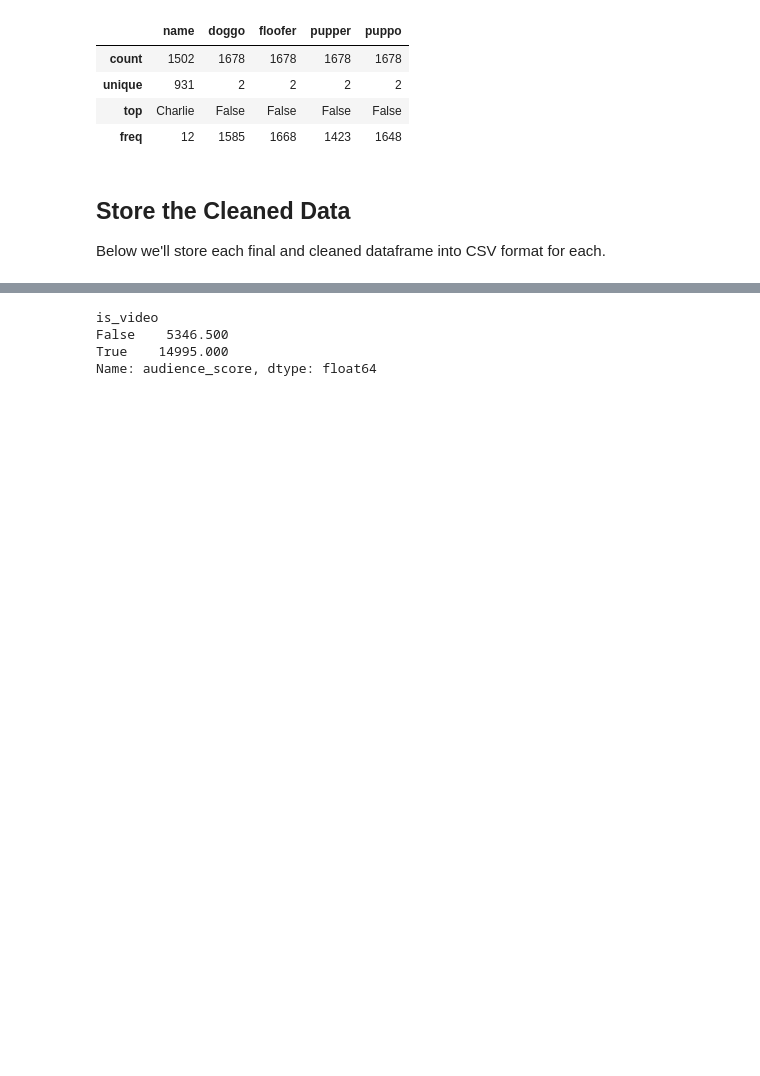
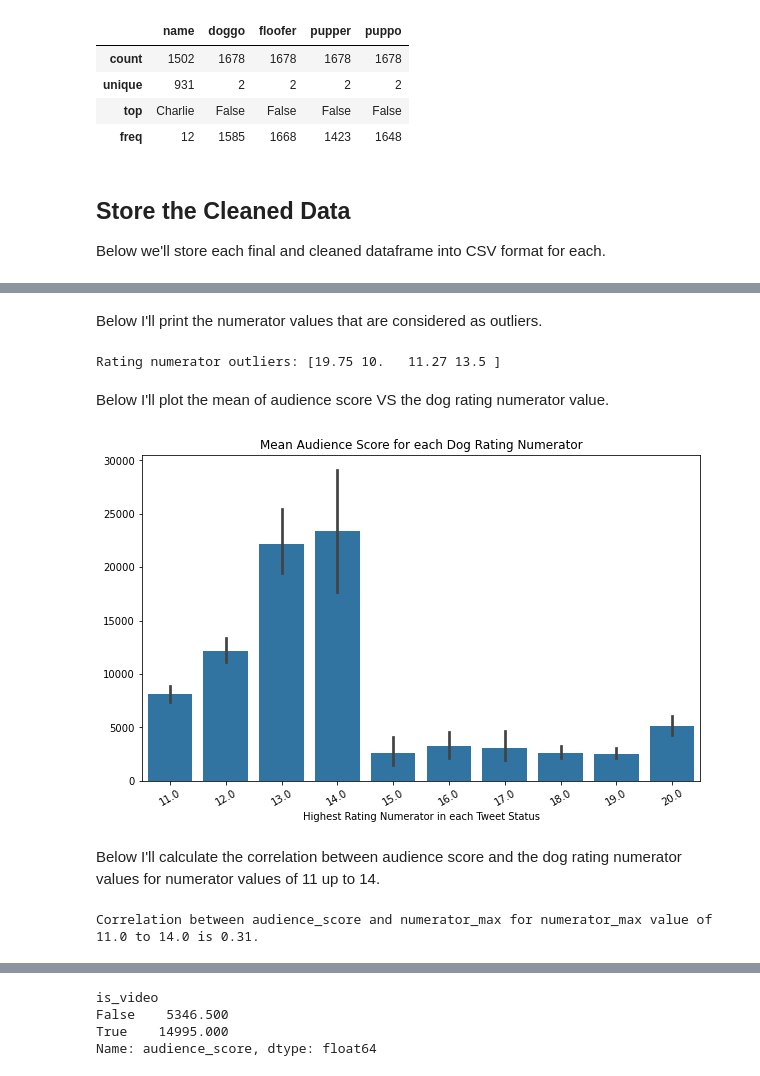
Before and after one commit to fletchersarip93/twitter-data-wrangling, a Jupyter notebook: wrangle_act.ipynb, the cells around one changed output, grey strips where cells are left out. Cells and saved outputs as stored; diff of their text form; code cells hidden in the pictures; blank space fills up the shorter version.

Commit message:
feat: Complete data analysis

```diff
--- a/wrangle_act.ipynb
+++ b/wrangle_act.ipynb
@@ -1819,0 +1674,5 @@ aud_score_dog_rating.corr()
+# %%
+numerators = dog_ratings_df.groupby('tweet_id').numerator.max()
+aud_score_dog_rating = twitter_df.join(numerators)[['audience_score', 'numerator']].dropna().rename(columns={'numerator': 'numerator_max'})
+c = aud_score_dog_rating.corr().loc['audience_score', 'numerator_max']
+print(f'Correlation between audience_score and numerator_max is {c:.2f}.')
@@ -1819,0 +1704,31 @@ aud_score_dog_rating.corr()
+# %% [markdown]
+Below I'll print the numerator values that are considered as outliers.
+# %%
+non_outlier_idxs = counts[counts>=10].index
+aud_score_dog_rating = aud_score_dog_rating.query('numerator_max in @non_outlier_idxs')
+print(f'Rating numerator outliers: {counts[~counts.index.isin(non_outlier_idxs)].index.values}')
+# %% [output]
+Rating numerator outliers: [19.75 10.   11.27 13.5 ]
+# %% [markdown]
+Below I'll plot the mean of audience score VS the dog rating numerator value.
+# %%
+plt.figure(figsize=(10,6))
+sb.barplot(data=aud_score_dog_rating, x='numerator_max', y='audience_score', color=sb.color_palette()[0])
+plt.xticks(rotation=30);
+plt.ylabel('');
+plt.xlabel('Highest Rating Numerator in each Tweet Status')
+plt.title('Mean Audience Score for each Dog Rating Numerator');
+# %% [output]
+[figure, added]
+# %% [markdown]
+Below I'll calculate the correlation between audience score and the dog rating numerator values for numerator values of 11 up to 14.
+# %%
+# finding correlation for numerator value of 11 to 14
+numerators = dog_ratings_df.groupby('tweet_id').numerator.max()
+aud_score_dog_rating = twitter_df.join(numerators)[['audience_score', 'numerator']].dropna().rename(columns={'numerator': 'numerator_max'})
+aud_score_dog_rating_linear = aud_score_dog_rating.query('numerator_max in @non_outlier_idxs and numerator_max <= 14')
+
+c = aud_score_dog_rating_linear.corr().loc['audience_score', 'numerator_max']
+print(f'Correlation between audience_score and numerator_max for numerator_max value of 11.0 to 14.0 is {c:.2f}.')
+# %% [output]
+Correlation between audience_score and numerator_max for numerator_max value of 11.0 to 14.0 is 0.31.
```
Also changed, not shown: parts of 92 cells of this notebook.
